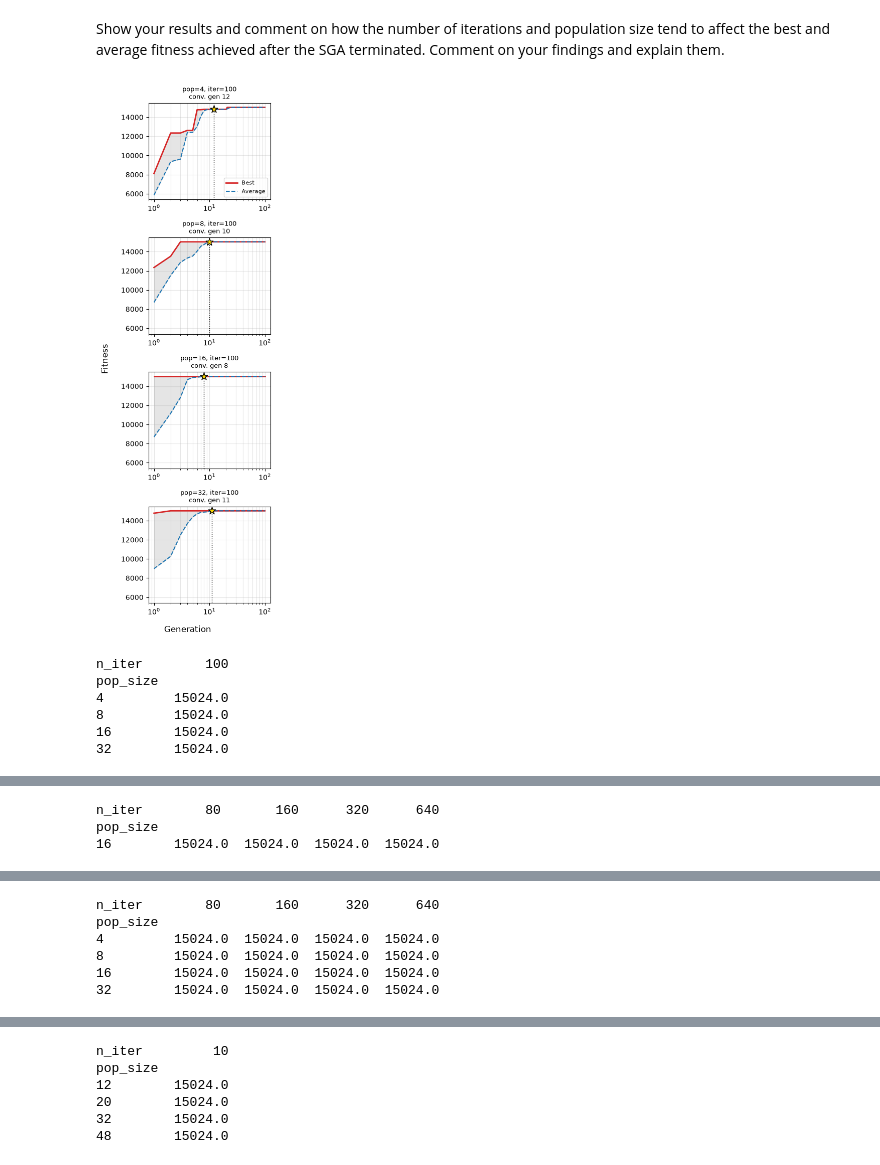
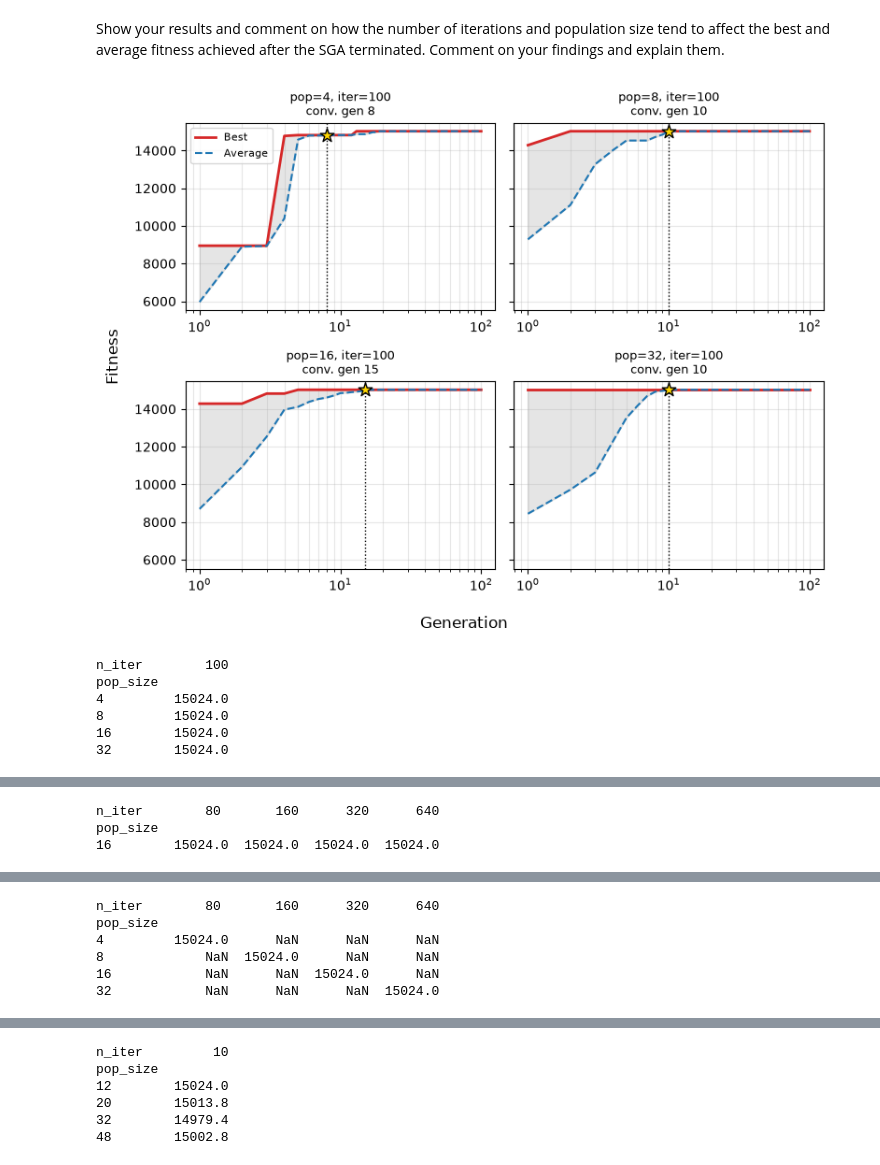
Before and after one commit to kormakursnorra/MachineLearningRepo, a Jupyter notebook: Project2/src/task1.ipynb, the cells around one changed output, grey strips where cells are left out. Drawn from its saved outputs; the diff is of its cells as text; code cells hidden in the pictures.

Commit message:
final plot stuff for task 1

```diff
--- a/Project2/src/task1.ipynb
+++ b/Project2/src/task1.ipynb
@@ -466,24 +466,33 @@ def find_convergence(avg, best, tolerance=0.001):
 
 Single SGA trial where results are plotted.
 # %%
-def sga_trial_and_results( n_pop: int | list[int], n_iter: int | list[int], tolerance: float=0.001 ):
+import math
+import itertools
+import pandas as pd
+
+def sga_trial_and_results( n_pop: int | list[int], n_iter: int | list[int], tolerance: float=0.001, paired: bool=False ) -> pd.DataFrame:
     """Runs the SGA for every (pop_size, n_iter) combination. """
-
-    import itertools
-    import pandas as pd
 
     pop_sizes   = n_pop  if isinstance(n_pop,  (list, tuple)) else [n_pop]
     iter_counts = n_iter if isinstance(n_iter, (list, tuple)) else [n_iter]
 
-    n_rows, n_cols = len(pop_sizes), len(iter_counts)
-    fig, axes = plt.subplots(n_rows, n_cols, figsize=(3.6 * n_cols, 2.8 * n_rows),
-                             sharey=True, squeeze=False)   # squeeze=False keeps axes 2D even for 1 row/col
+    if paired:
+        combos = list(zip(pop_sizes, iter_counts, strict=True))
+    else:
+        combos = list(itertools.product(pop_sizes, iter_counts))
 
-    pop_and_iter = itertools.product(enumerate(pop_sizes), enumerate(iter_counts))
+    # Most square grid that fits all plots: 4 -> 2x2, 6 -> 2x3, 9 -> 3x3, 16 -> 4x4
+    n_plots = len(combos)
+    n_cols  = math.ceil(math.sqrt(n_plots))
+    n_rows  = math.ceil(n_plots / n_cols)
+
+    fig, axes = plt.subplots(n_rows, n_cols, figsize=(4 * n_cols, 3 * n_rows),
+                             sharey=True, squeeze=False)
+    axes = axes.flatten()   # 1D, so we can just walk through them in order
 
     results = []
 
-    for (r, n_pop), (c, n_iter) in pop_and_iter:
+    for ax, (n_pop, n_iter) in zip(axes, combos):
 
         # Hyperparameters:
         # - Only n_pop and n_iter are adjustable.
@@ -495,8 +504,6 @@ def sga_trial_and_results( n_pop: int | list[int], n_iter: int | list[int], tole
             "m_prob": 1/6,
             "n_bits": 6,
         }
-
-        ax = axes[r, c]
 
         avg_fit_data, best_fit_data = simple_genetic_algorithm( sga_hparams )
         gens = np.arange(1, n_iter + 1)          # start at 1: log(0) is undefined
@@ -519,13 +526,16 @@ def sga_trial_and_results( n_pop: int | list[int], n_iter: int | list[int], tole
         results.append({"pop_size": n_pop, "n_iter": n_iter,
                         "final_avg": avg_fit_data[-1], "final_best": best_fit_data[-1], "conv_gen": gen})
 
-    axes[0, 0].legend(fontsize=8)
+    for ax in axes[n_plots:]:
+        ax.set_visible(False)
+
+    axes[0].legend(fontsize=8)
     fig.supxlabel("Generation")
     fig.supylabel("Fitness")
     fig.tight_layout()
     plt.show()
     return pd.DataFrame(results)
 
-
 df = sga_trial_and_results( 20, 80 )
+print( df.pivot(index="pop_size", columns="n_iter", values="final_avg").round(1) )
 # %% [output]
@@ -543,32 +554,35 @@ Show your results and comment on how the number of iterations and population siz
 # %%
 def varied_trials():
 
     # Trial 1: Ppopulation size doubles and fixed number of iterations
     t1_n_pop, t1_n_iter = [4, 8, 16, 32], 100
 
     # Trial 2: Fixed population size and number of iterations doubles
     t2_n_pop, t2_n_iter  = 16, [80, 160, 320, 640]
 
     # Trial 3: Both population size and number of iterations double
     t3_n_pop, t3_n_iter =  [4, 8, 16, 32], [80, 160, 320, 640]
 
     # Trial 4: Number of iterations < population size
     t4_n_pop,  t4_n_iter = [12, 20, 32, 48], 10
 
     trials = [ (t1_n_pop, t1_n_iter),
                (t2_n_pop, t2_n_iter),
                (t3_n_pop, t3_n_iter),
                (t4_n_pop,  t4_n_iter)
             ]
 
     for n_pop, n_iter in trials:
-        df = sga_trial_and_results( n_pop, n_iter )
+        if isinstance(n_pop, int) or isinstance(n_iter, int):
+            df: pd.DataFrame = sga_trial_and_results( n_pop, n_iter )
+        else:
+            df: pd.DataFrame = sga_trial_and_results( n_pop, n_iter, paired=True )
         print( df.pivot(index="pop_size", columns="n_iter", values="final_avg").round(1) )
 
 
 varied_trials()
 # %% [output]
-[figure, old version]
+[figure, new version]
 n_iter        100
 pop_size
 4         15024.0
@@ -583,6 +597,6 @@ pop_size
 n_iter        80       160      320      640
 pop_size
-4         15024.0  15024.0  15024.0  15024.0
-8         15024.0  15024.0  15024.0  15024.0
-16        15024.0  15024.0  15024.0  15024.0
-32        15024.0  15024.0  15024.0  15024.0
+4         15024.0      NaN      NaN      NaN
+8             NaN  15024.0      NaN      NaN
+16            NaN      NaN  15024.0      NaN
+32            NaN      NaN      NaN  15024.0
@@ -590,6 +604,6 @@ pop_size
 n_iter         10
 pop_size
 12        15024.0
-20        15024.0
-32        15024.0
-48        15024.0
+20        15013.8
+32        14979.4
+48        15002.8
```
Also changed, not shown: parts of 2 cells of this notebook.
